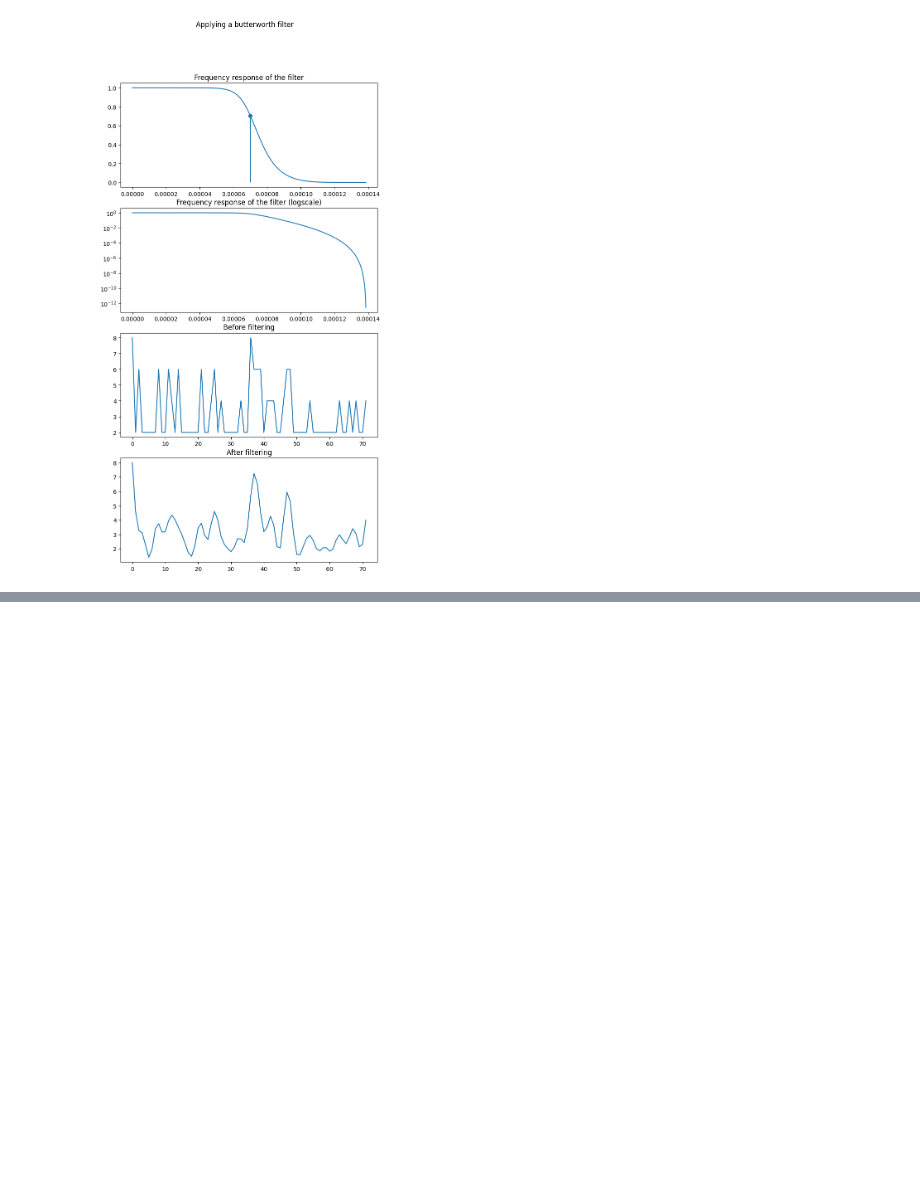
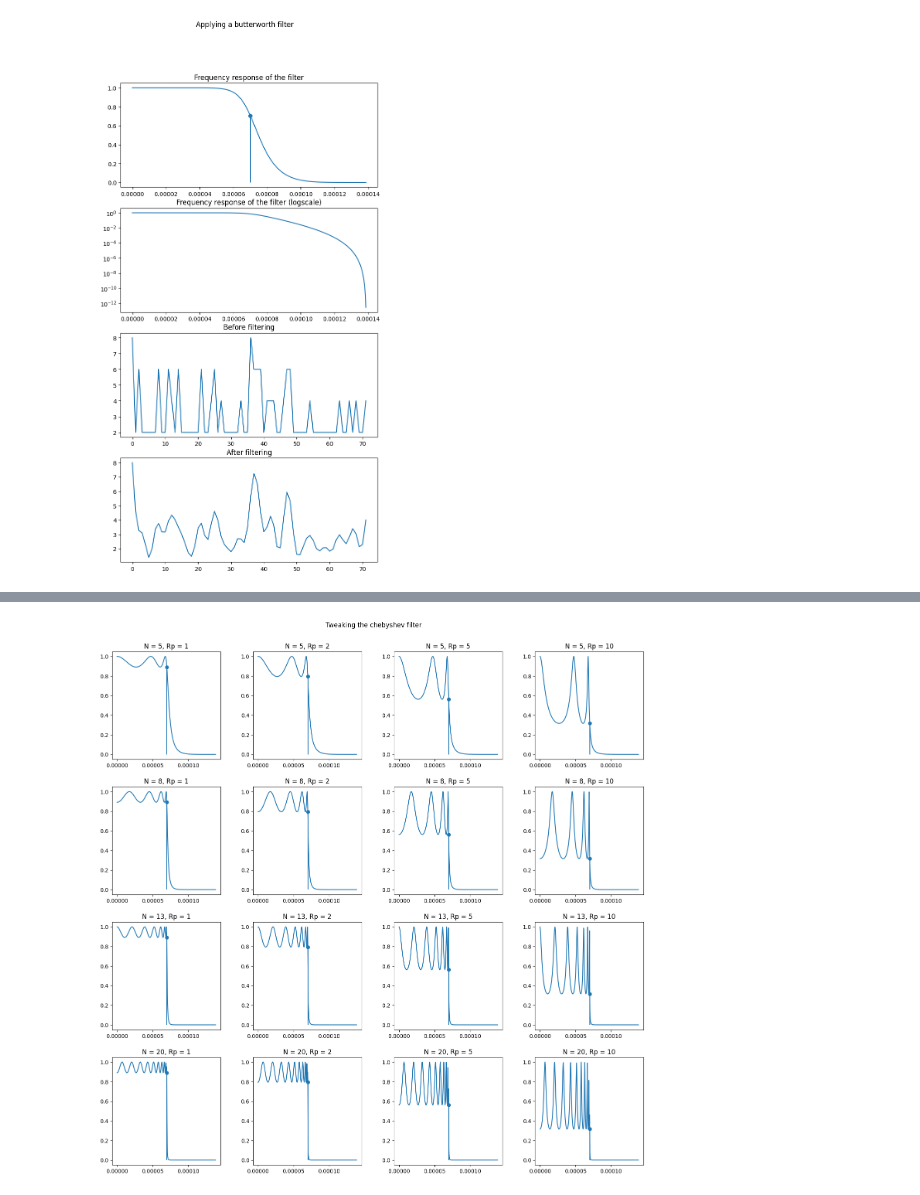
Before and after one commit to visanalexandru/SignalProcessing, a Jupyter notebook: Lab6/lab6.ipynb, the cells around one changed output, grey strips where cells are left out. Saved outputs shown, nothing was run; the diff lists cells and outputs as text; code cells hidden in the pictures; blank space fills up the shorter version.

```diff
--- a/Lab6/lab6.ipynb
+++ b/Lab6/lab6.ipynb
@@ -193,0 +216,19 @@ axs[3].plot(filtered)
+# %%
+fig, axs = plt.subplots(4, 4, figsize=(15,15))
+fig.suptitle("Tweaking the chebyshev filter")
+fig.tight_layout(pad=3)
+
+ords = [5, 8, 13, 20]
+rps = [1, 2, 5, 10]
+
+for (i, o) in enumerate(ords):
+    for(j, rp) in enumerate(rps):
+        (b, a)= scipy.signal.cheby1(o, rp, cut_frequency, fs=frequency,btype="lowpass")
+        w, h = scipy.signal.freqz(b, a, fs=frequency)
+        _, cut = scipy.signal.freqz(b, a, fs=frequency, worN= [cut_frequency] )
+
+        axs[i,j].set_title(f"N = {o}, Rp = {rp}")
+        axs[i,j].plot(w, abs(h))
+        axs[i,j].stem([cut_frequency], [abs(cut)])
+# %% [output]
+[figure, added]
```
Also changed, not shown: parts of 5 cells of this notebook.
